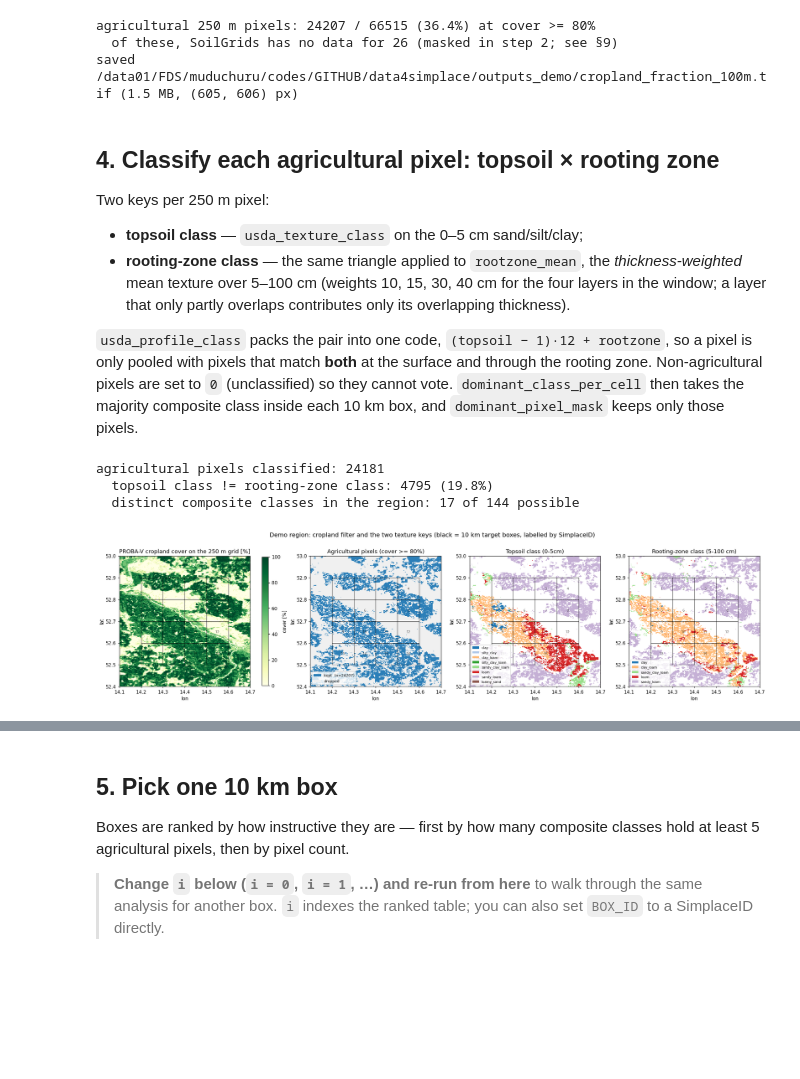
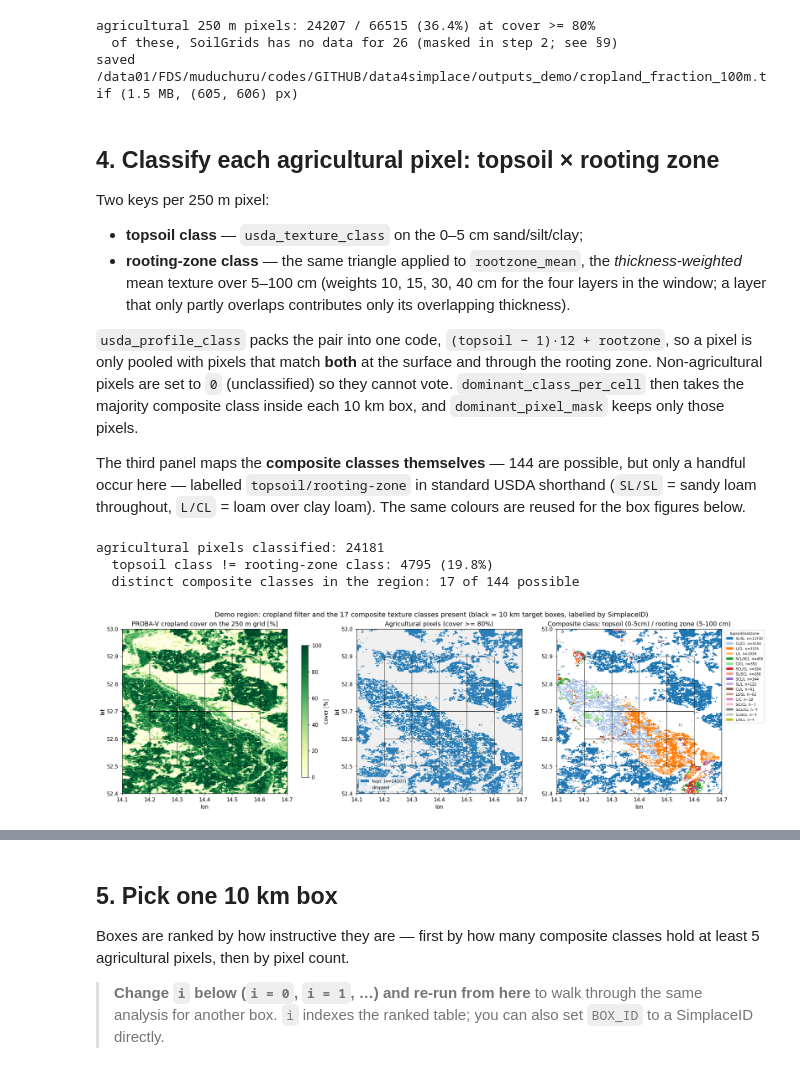
Before and after one commit to Kaushikreddym/data4simplace, a Jupyter notebook: notebooks/demo_aggregation.ipynb, the cells around one changed output, grey strips where cells are left out. Drawn from its saved outputs; the diff is of its cells as text; code cells hidden in the pictures; blank space fills up the shorter version.

```diff
--- a/notebooks/demo_aggregation.ipynb
+++ b/notebooks/demo_aggregation.ipynb
@@ -129,11 +134,9 @@ for layer in LAYERS:
         raw = handler.fetch_wcs(layer, depth)      # -> TILES/<layer>_<depth>_mean.tif
         if raw is None:
             raise RuntimeError(f"could not fetch {layer} {depth} from the SoilGrids WCS")
-        da = handler.reproject(handler.unscale(raw, layer))
-        # The WCS tiles carry no nodata tag and use 0 over water / built-up gaps
-        # (the smallest real value in this window is ~5 %), so drop the sentinel
-        # before it can vote on the texture class or enter an average.
-        da = da.where(da > 0)
+        # unscale -> drop the 0 no-data sentinel -> reproject, exactly as the
+        # pipeline's _load_fine does, so gap pixels never reach the class vote.
+        da = handler.reproject(handler.mask_nodata(handler.unscale(raw, layer), layer))
         if reference is None:
             reference = da
         else:
@@ -200,6 +203,11 @@ so a pixel is only pooled with pixels that match **both** at the surface and
 through the rooting zone. Non-agricultural pixels are set to `0` (unclassified)
 so they cannot vote. `dominant_class_per_cell` then takes the majority composite
 class inside each 10 km box, and `dominant_pixel_mask` keeps only those pixels.
+
+The third panel maps the **composite classes themselves** — 144 are possible,
+but only a handful occur here — labelled `topsoil/rooting-zone` in standard USDA
+shorthand (`SL/SL` = sandy loam throughout, `L/CL` = loam over clay loam). The
+same colours are reused for the box figures below.
 # %%
 cls_top = usda_texture_class(top["sand"], top["silt"], top["clay"])
 rz = {t: rootzone_mean(fine[t], *ROOTZONE) for t in ("sand", "silt", "clay")}
@@ -213,16 +221,27 @@ keep_dom = dominant_pixel_mask(cls_ag, dominant)        # 250 m keep-mask
 
 tab20 = plt.get_cmap("tab20")
 usda_colors = {c: tab20((c - 1) % 20) for c in USDA_CLASSES}
+# Standard USDA shorthand, for compact axis labels ("CL/C" = clay loam over clay).
+USDA_ABBR = {1: "C", 2: "SiC", 3: "SC", 4: "CL", 5: "SiCL", 6: "SCL",
+             7: "L", 8: "SiL", 9: "Si", 10: "SL", 11: "LS", 12: "S"}
+abbr = lambda code: "/".join(USDA_ABBR[c] for c in split_profile_class(code))
 
 # How often do the two keys disagree? That disagreement is what the second key
 # adds over plain 'usda' mode.
 ag = keep_ag.values & (cls_ag.values > 0)
 differ = int((cls_top.values[ag] != cls_root.values[ag]).sum())
+
+# Region-wide composite classes, most frequent first; this palette is reused by
+# every later figure so a class keeps its colour throughout the notebook.
+comp_order, comp_pixels = np.unique(cls_ag.values[ag], return_counts=True)
+srt = np.argsort(-comp_pixels)
+comp_order, comp_pixels = comp_order[srt], comp_pixels[srt]
+comp_colors = {c: tab20(k % 20) for k, c in enumerate(comp_order)}
+
 print(f"agricultural pixels classified: {int(ag.sum())}")
 print(f"  topsoil class != rooting-zone class: {differ} "
       f"({100 * differ / max(ag.sum(), 1):.1f}%)")
-print(f"  distinct composite classes in the region: "
-      f"{len(set(cls_ag.values[ag].tolist()))} of 144 possible")
+print(f"  distinct composite classes in the region: {comp_order.size} of 144 possible")
 
 
 def imshow_da(ax, da, **kw):
@@ -247,47 +266,68 @@ def draw_boxes(ax, labels=True):
                     fontsize=7, color="black", alpha=0.7)
 
 
-def class_panel(ax, class_da, title, colors, namer):
-    # Categorical map of a class field, with a legend of the classes present.
-    codes = sorted(c for c in np.unique(class_da.values) if c > 0)
+def class_panel(ax, class_da, title, colors, namer, codes=None, legend_kw=None):
+    # Categorical map of a class field, with a legend of the classes shown.
+    if codes is None:
+        codes = sorted(c for c in np.unique(class_da.values) if c > 0)
     idx = np.full(class_da.shape, np.nan)
     for k, c in enumerate(codes):
         idx[class_da.values == c] = k
     imshow_da(ax, xr.DataArray(idx, dims=class_da.dims, coords=class_da.coords),
               cmap=ListedColormap([colors[c] for c in codes]),
               vmin=-0.5, vmax=len(codes) - 0.5)
     ax.set_title(title)
     ax.legend(handles=[Patch(facecolor=colors[c], label=namer(c)) for c in codes],
-              fontsize=7, loc="lower left")
+              **{"fontsize": 7, "loc": "lower left", **(legend_kw or {})})
     return codes
 
 
-fig, axes = plt.subplots(1, 4, figsize=(20, 5.2), constrained_layout=True)
+fig, axes = plt.subplots(1, 3, figsize=(18, 5.4), constrained_layout=True)
 im = imshow_da(axes[0], frac250 * 100, cmap="YlGn", vmin=0, vmax=100)
 axes[0].set_title("PROBA-V cropland cover on the 250 m grid [%]")
 fig.colorbar(im, ax=axes[0], shrink=0.8, label="cover [%]")
 
 imshow_da(axes[1], keep_ag.astype(float), cmap=ListedColormap(["#f0f0f0", "#2c7fb8"]),
           vmin=0, vmax=1)
 axes[1].set_title(f"Agricultural pixels (cover >= {cfg.soil.cropland_min_fraction:.0%})")
 axes[1].legend(handles=[Patch(facecolor="#2c7fb8", label=f"kept  (n={n_ag})"),
                         Patch(facecolor="#f0f0f0", label="dropped")],
                fontsize=8, loc="lower left")
 
-class_panel(axes[2], cls_top.where(keep_ag, 0), f"Topsoil class ({TOPSOIL})",
-            usda_colors, lambda c: USDA_CLASSES[c])
-class_panel(axes[3], cls_root.where(keep_ag, 0),
-            f"Rooting-zone class ({ROOTZONE[0]:g}-{ROOTZONE[1]:g} cm)",
-            usda_colors, lambda c: USDA_CLASSES[c])
+class_panel(axes[2], cls_ag,
+            f"Composite class: topsoil ({TOPSOIL}) / rooting zone "
+            f"({ROOTZONE[0]:g}-{ROOTZONE[1]:g} cm)",
+            comp_colors,
+            lambda c: f"{abbr(c)}  n={int(comp_pixels[list(comp_order).index(c)])}",
+            codes=list(comp_order),
+            legend_kw={"fontsize": 6.5, "loc": "upper left",
+                       "bbox_to_anchor": (1.01, 1.0), "title": "topsoil/rootzone",
+                       "title_fontsize": 7})
 
 for ax in axes:
     draw_boxes(ax)
     ax.set_xlabel("lon"); ax.set_ylabel("lat")
-fig.suptitle("Demo region: cropland filter and the two texture keys "
-             "(black = 10 km target boxes, labelled by SimplaceID)", fontsize=13)
+fig.suptitle(f"Demo region: cropland filter and the {comp_order.size} composite "
+             f"texture classes present "
+             f"(black = 10 km target boxes, labelled by SimplaceID)", fontsize=13)
 plt.show()
+
+region_classes = pd.DataFrame({
+    "composite class": [profile_class_name(c) for c in comp_order],
+    "abbr": [abbr(c) for c in comp_order],
+    "code": comp_order,
+    "layered": [split_profile_class(c)[0] != split_profile_class(c)[1]
+                for c in comp_order],
+    "pixels": comp_pixels,
+    "share_%": (100 * comp_pixels / comp_pixels.sum()).round(2),
+})
+print(region_classes.to_string(index=False))
+print("\nUSDA shorthand: "
+      + ", ".join(f"{USDA_ABBR[c]}={USDA_CLASSES[c]}"
+                  for c in sorted({p for code in comp_order
+                                   for p in split_profile_class(code)})))
 # %% [output]
 agricultural pixels classified: 24181
   topsoil class != rooting-zone class: 4795 (19.8%)
   distinct composite classes in the region: 17 of 144 possible
-[figure, old version]
+[figure, new version]
```
Also changed, not shown: parts of 10 cells of this notebook, 25 other files.
